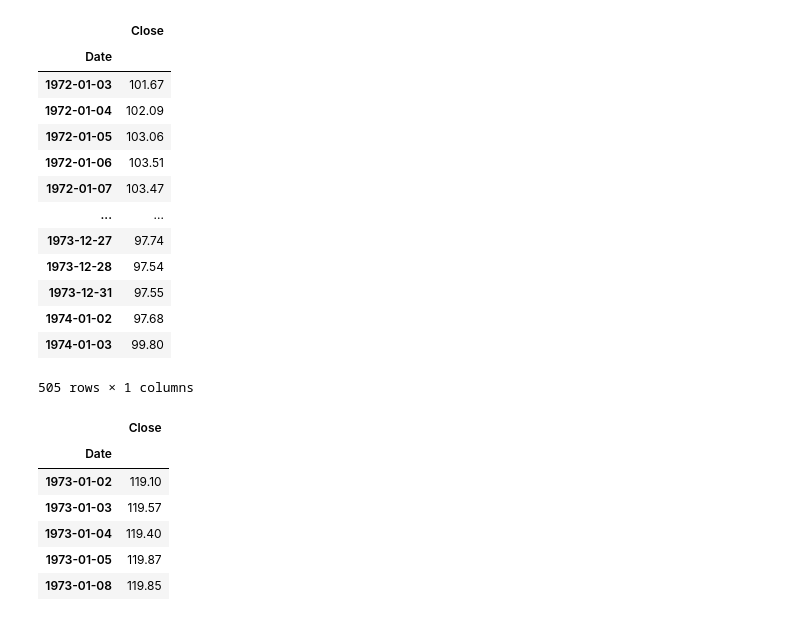
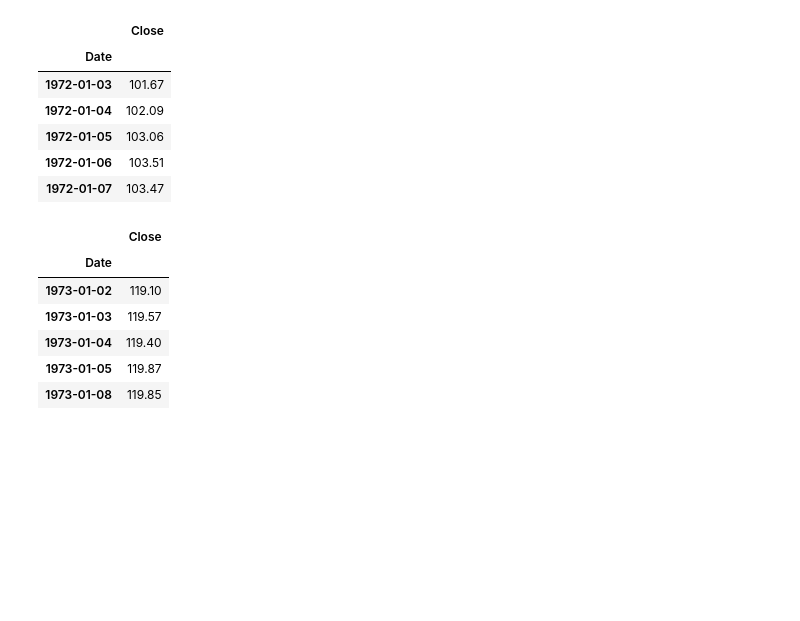
Before and after one commit to jdonnelly0804/Project-1-, a Jupyter notebook: Jason Test/SP500_BMSD.ipynb, the cells around one changed output. Saved outputs shown, nothing was run; the diff lists cells and outputs as text; code cells hidden in the pictures; blank space fills up the shorter version.

```diff
--- a/Jason Test/correlation_mapping.ipynb
+++ b/Jason Test/SP500_BMSD.ipynb
@@ -6,32 +6,18 @@ import hvplot.pandas
 [interactive output not drawn]
 [interactive output not drawn]
 # %%
-#SNP 500 Historical dataframe --> sp500_df
+# Read in the SNP 500 Historical data and drop nulls
 sp500_df = pd.read_csv(Path('../Project-1-/Resources/SPX 500 1972 --_ Present - Sheet1.csv'), infer_datetime_format= True, parse_dates=True)
 sp500_df['Date'] = pd.to_datetime(sp500_df['Date']).dt.date
 sp500_df = sp500_df.set_index('Date')
 sp500_df = sp500_df.dropna()
-#Because pd.to.datetime had to be used to get rid of the timestamps next to the date:
-#when using .loc --> you must set startdate and end date like so:
-startdate = pd.to_datetime('1972-01-03').date()
-enddate = pd.to_datetime('1974-01-03').date()
-
-#and then certain timeframes can be located with this code:
-sp500_df_2yr = sp500_df.loc[startdate:enddate]
-sp500_df_2yr
+sp500_df.head()
 # %% [output]
 |  | Close |
 | Date |  |
 | 1972-01-03 | 101.67 |
 | 1972-01-04 | 102.09 |
 | 1972-01-05 | 103.06 |
 | 1972-01-06 | 103.51 |
 | 1972-01-07 | 103.47 |
-| ... | ... |
-| 1973-12-27 | 97.74 |
-| 1973-12-28 | 97.54 |
-| 1973-12-31 | 97.55 |
-| 1974-01-02 | 97.68 |
-| 1974-01-03 | 99.80 |
-505 rows × 1 columns
 # %%
```
Also changed, not shown: parts of 30 cells of this notebook.
